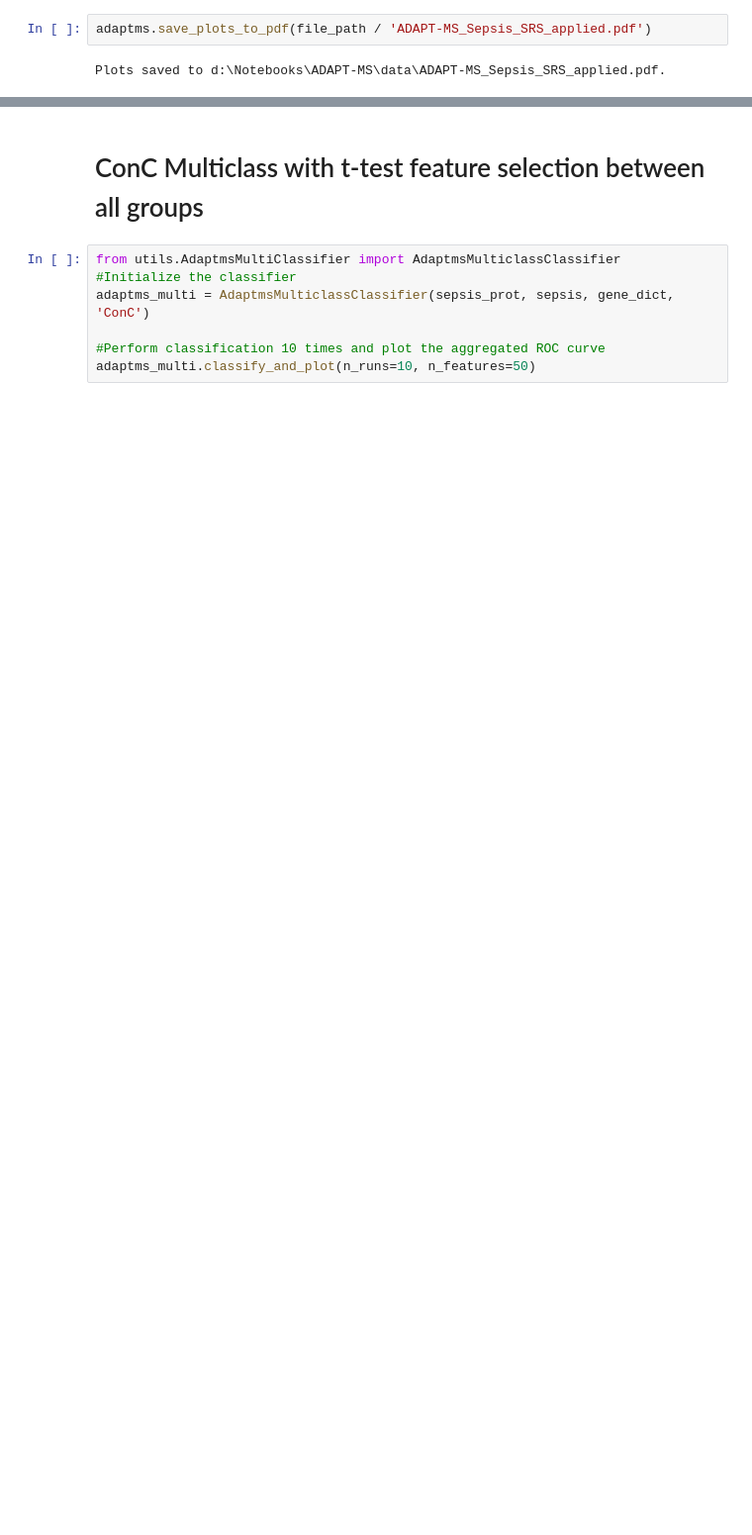
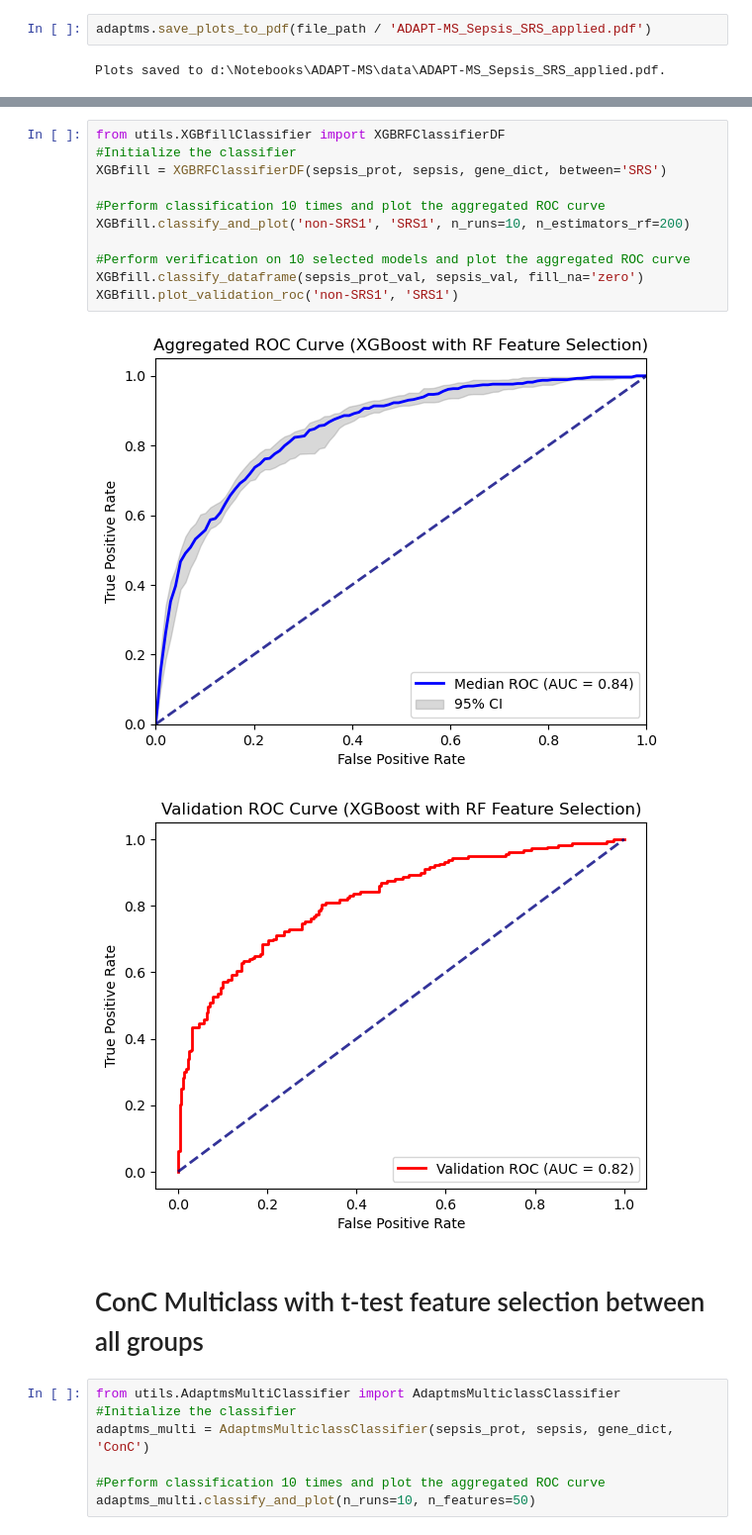
Before and after one commit to NMikolajewicz/ADAPT-MS-NM, a Jupyter notebook: notebooks/20250310_ADAPT-MS_sepsis_study.ipynb, the cells around one changed output, grey strips where cells are left out. Shown at 99% size. Cells and saved outputs as stored; diff of their text form; blank space fills up the shorter version.

```diff
--- a/notebooks/20250310_ADAPT-MS_sepsis_study.ipynb
+++ b/notebooks/20250310_ADAPT-MS_sepsis_study.ipynb
@@ -117,3 +117,17 @@ Plots saved to d:\Notebooks\ADAPT-MS\data\ADAPT-MS_Sepsis_SRS_applied.pdf.
+# %%
+from utils.XGBfillClassifier import XGBRFClassifierDF
+#Initialize the classifier
+XGBfill = XGBRFClassifierDF(sepsis_prot, sepsis, gene_dict, between='SRS')
+
+#Perform classification 10 times and plot the aggregated ROC curve
+XGBfill.classify_and_plot('non-SRS1', 'SRS1', n_runs=10, n_estimators_rf=200)
+
+#Perform verification on 10 selected models and plot the aggregated ROC curve
+XGBfill.classify_dataframe(sepsis_prot_val, sepsis_val, fill_na='zero')
+XGBfill.plot_validation_roc('non-SRS1', 'SRS1')
+# %% [output]
+[figure, added]
+[figure, added]
 # %% [markdown]
 # ConC Multiclass with t-test feature selection between all groups
 # %%
```
Also changed, not shown: parts of 2 cells of this notebook, 18 other files.
